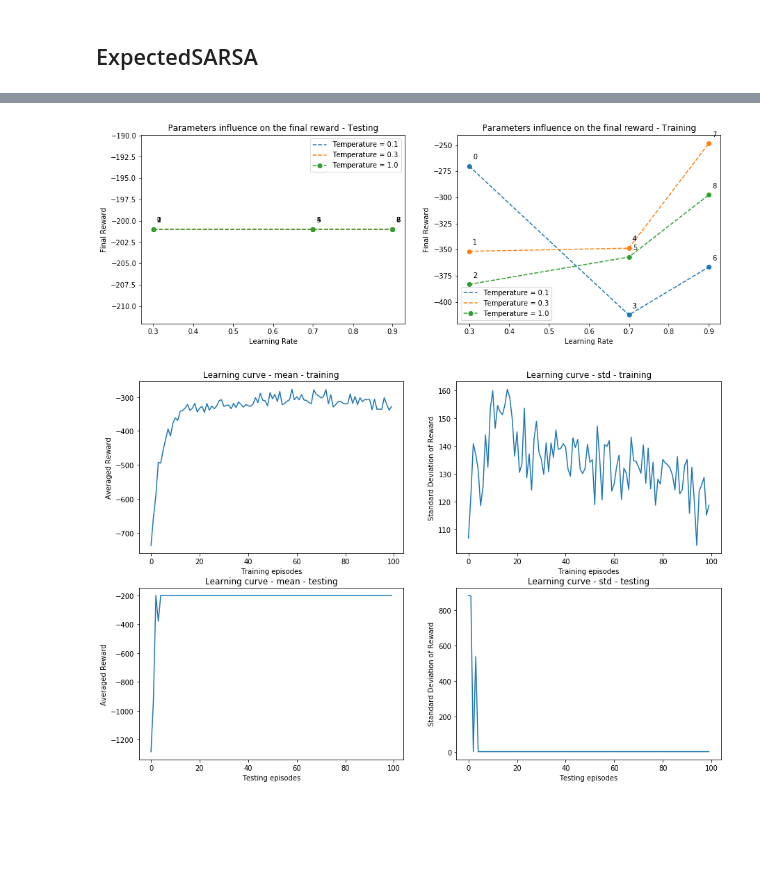
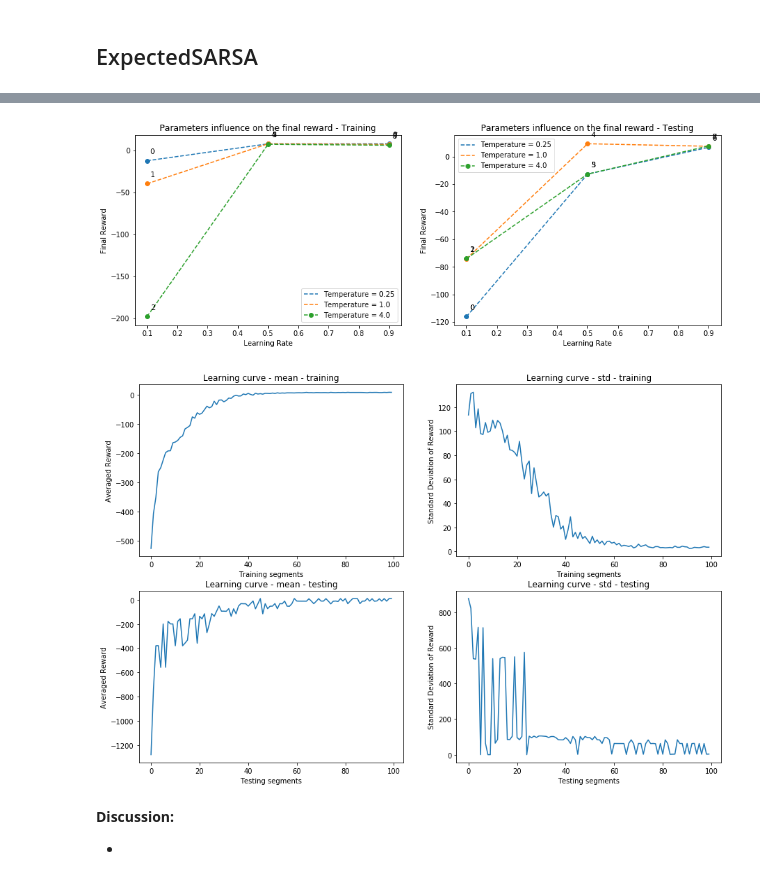
Before and after one commit to ai404/rl_comp767_2019, a Jupyter notebook: Assignment2/Experiments.ipynb, the cells around one changed output, grey strips where cells are left out. Drawn from its saved outputs; the diff is of its cells as text; code cells hidden in the pictures; blank space fills up the shorter version.

Commit message:
Fixed Shifted History bug and generated final graphs

```diff
--- a/Assignment2/Experiments.ipynb
+++ b/Assignment2/Experiments.ipynb
@@ -29,24 +36,26 @@ def run_experiment(agent,description):
     test_scores = np.array(test_scores).reshape(RUNS,SEGMENTS,TEST_EPISODES)
     return train_scores,test_scores
 # %%
-def run_grid_search(algorithm,grid):
+def run_grid_search(algorithm,grid,n_seed=42):
     parameters = ParameterGrid(grid)
     history = []
     results_df = pd.DataFrame(columns=["init_temperature","alpha","avg_reward_train","avg_reward_test"])
+    print(f"The grid contains {len(parameters)} rows")
     for param in parameters:
-        agent_sarsa = algorithm('Taxi-v2',
+        agent = algorithm('Taxi-v2',
                     exploration="softmax",
                     init_temperature=param["init_temperature"],
                     decay=1,
                     alpha=param["alpha"],
-                    gamma=1
+                    gamma=.9
         )
+
         description = "training with params:"+" - ".join(map(lambda x:f"{x[0]}={x[1]:1.2f}",param.items()))
-        train_scores,test_scores = run_experiment(agent_sarsa,description = description)
+        train_scores,test_scores = run_experiment(agent,description = description)
         history.append((train_scores,test_scores))
 
         avg_reward_test  = test_scores[:,-1,:].mean()
-        avg_reward_train = train_scores[:,-1,-1].mean()
+        avg_reward_train = train_scores[:,-1,:].mean()
         results_df = results_df.append(pd.DataFrame([{'alpha': param["alpha"],
                                                       'init_temperature': param["init_temperature"],
                                                       'avg_reward_train':avg_reward_train,
@@ -58,8 +67,8 @@ def plot_parameter_influence(grid_results):
     plt.rcParams['figure.figsize'] = 15, 5
 
     # Plot Testing results
-    ax = plt.subplot(1,2,1)
-    for init_temperature in results_df["init_temperature"].unique():
+    ax = plt.subplot(1,2,2)
+    for init_temperature in grid_results["init_temperature"].unique():
         grid_results.loc[grid_results["init_temperature"]==init_temperature].plot(x="alpha",y="avg_reward_test",ax=ax,marker="o", linestyle='dashed',label=f"Temperature = {init_temperature}")
     for i,row in grid_results.iterrows():
         ax.annotate(i, (row["alpha"], row["avg_reward_test"]),xytext=(5,10),textcoords='offset points')
@@ -69,8 +78,8 @@ def plot_parameter_influence(grid_results):
     plt.title("Parameters influence on the final reward - Testing")
 
     # Plot Training results
-    ax = plt.subplot(1,2,2)
-    for init_temperature in results_df["init_temperature"].unique():
+    ax = plt.subplot(1,2,1)
+    for init_temperature in grid_results["init_temperature"].unique():
         grid_results.loc[grid_results["init_temperature"]==init_temperature].plot(x="alpha",y="avg_reward_train",ax=ax,marker="o", linestyle='dashed',label=f"Temperature = {init_temperature}")
 
     for i,row in grid_results.iterrows():
@@ -89,25 +98,25 @@ def plot_learning_curves(history,best_idx):
     plt.subplot(2,2,1)
     plt.plot(train_arr.mean((0,2)).reshape(-1,1))
     plt.title("Learning curve - mean - training")
-    plt.xlabel("Training episodes")
+    plt.xlabel("Training segments")
     plt.ylabel("Averaged Reward")
 
     plt.subplot(2,2,2)
     plt.plot(train_arr.std((0,2)).reshape(-1,1))
     plt.title("Learning curve - std - training")
     plt.ylabel("Standard Deviation of Reward")
-    plt.xlabel("Training episodes")
+    plt.xlabel("Training segments")
 
     plt.subplot(2,2,3)
     plt.plot(test_arr.mean(0))
     plt.title("Learning curve - mean - testing")
     plt.ylabel("Averaged Reward")
-    plt.xlabel("Testing episodes")
+    plt.xlabel("Testing segments")
 
     plt.subplot(2,2,4)
     plt.plot(test_arr.std(0))
     plt.title("Learning curve - std - testing")
     plt.ylabel("Standard Deviation of Reward")
-    plt.xlabel("Testing episodes")
+    plt.xlabel("Testing segments")
 
     plt.show()
@@ -119,3 +123,8 @@ grid = {
+# %%
+grid = {
+    "init_temperature":[.25, 1, 4],
+    "alpha":[.1,0.5,.9]
+}
 # %% [markdown]
 ## Sarsa
 # %%
@@ -143,4 +182,4 @@ plot_learning_curves(history,best_idx=7)
 # %% [markdown]
 ## ExpectedSARSA
 # %%
-history, results_df = run_grid_search(ExpectedSARSA,grid)
+exsarsa_history, exsarsa_results_df = run_grid_search(ExpectedSARSA,grid)
@@ -147,8 +201,12 @@ history, results_df = run_grid_search(ExpectedSARSA,grid)
 # %%
-plot_parameter_influence(results_df)
+plot_parameter_influence(exsarsa_results_df)
 # %% [output]
-[figure, old version]
+[figure, new version]
 # %%
-plot_learning_curves(history,best_idx=7)
+plot_learning_curves(exsarsa_history,best_idx=4)
 # %% [output]
-[figure, old version]
+[figure, new version]
+# %% [markdown]
+**Discussion:**
+
+-
```
Also changed, not shown: parts of 13 cells of this notebook, 2 other files.
